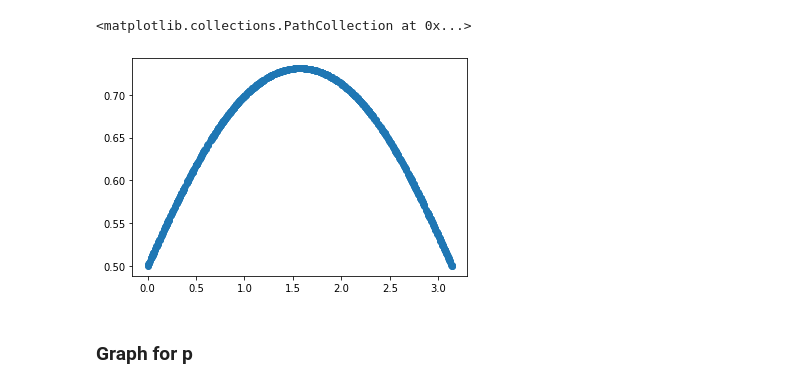
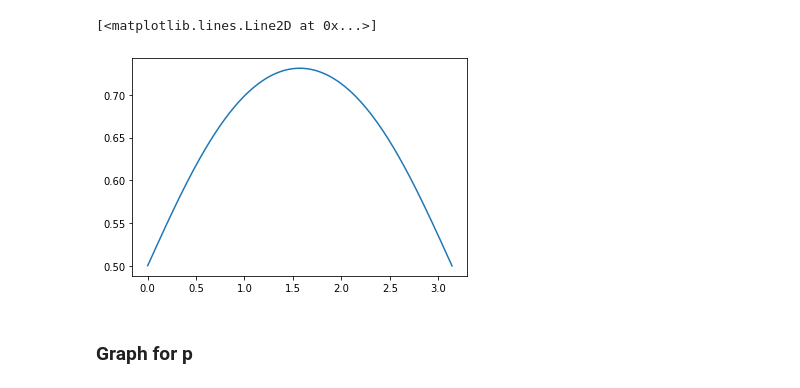
Before and after one commit to ihmeuw-msca/binney, a Jupyter notebook: notebooks/Splines.ipynb, the cells around one changed output. Saved outputs shown, nothing was run; the diff lists cells and outputs as text; code cells hidden in the pictures.

```diff
--- a/notebooks/Splines.ipynb
+++ b/notebooks/Splines.ipynb
@@ -17,3 +19,4 @@ df = pd.DataFrame({
     'p': p,
     'x1': x
 })
+df.sort_values('x1', inplace=True)
@@ -20,8 +28,8 @@ df = pd.DataFrame({
 # %%
-plt.scatter(df.x1, df.p)
+plt.plot(df.x1, df.p)
 # %% [output]
-<matplotlib.collections.PathCollection at 0x...>
+[<matplotlib.lines.Line2D at 0x...>]
-[figure, old version]
+[figure, new version]
 # %%
 splines = {
     'x1': {
```
Also changed, not shown: parts of 13 cells of this notebook, 1 other file.
